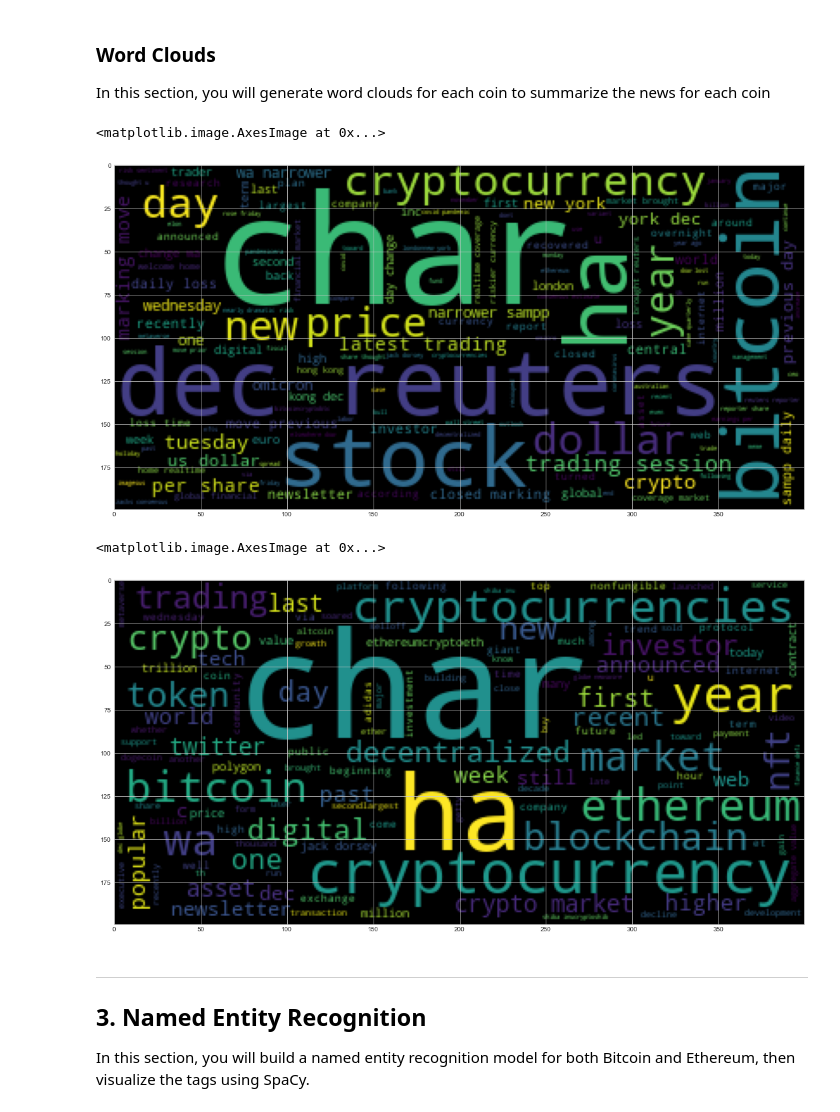
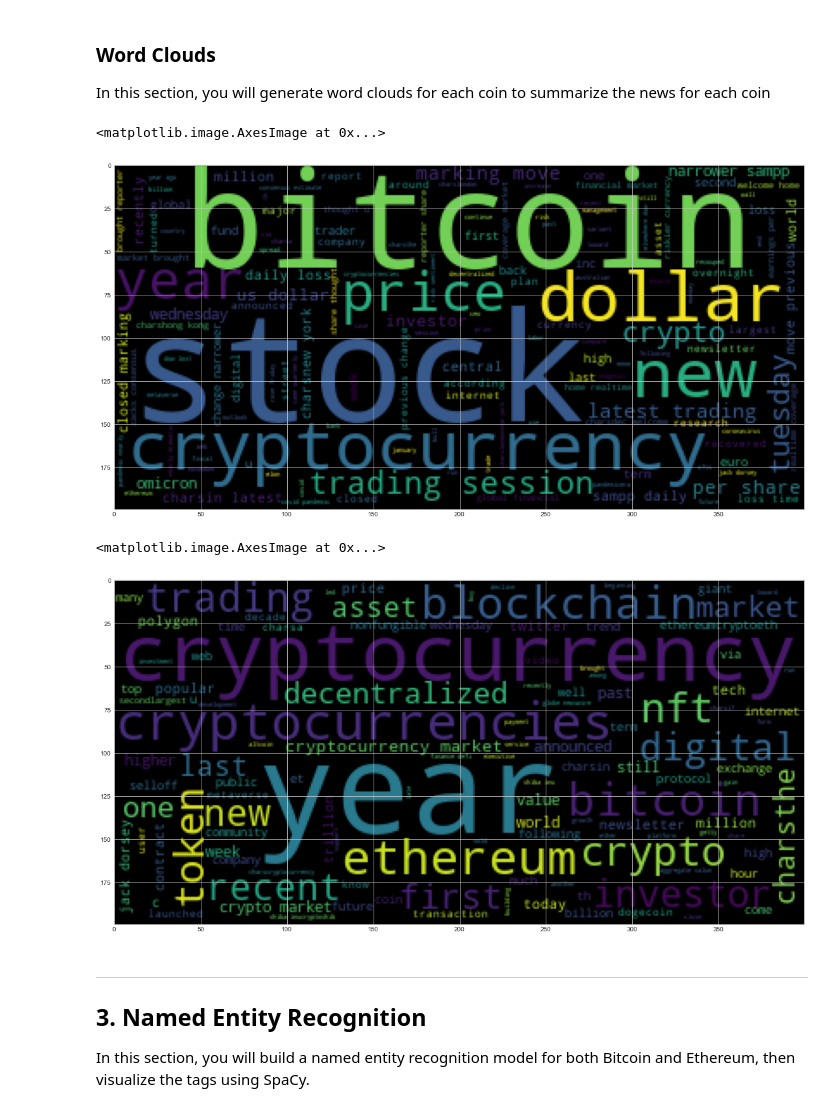
Before and after one commit to bradkaley/Crypto_Sentiment_Analysis, a Jupyter notebook: crypto_sentiment.ipynb, the cells around one changed output. Cells and saved outputs as stored; diff of their text form; code cells hidden in the pictures.

```diff
--- a/crypto_sentiment.ipynb
+++ b/crypto_sentiment.ipynb
@@ -219,6 +215,20 @@ lemmatizer = WordNetLemmatizer()
 sw = set(stopwords.words('english'))
 
 # Add stopwords to the default list
-sw_addon = {"Reuters", "Getty Images", "Getty", "AP"}
+sw_addon = {
+    "Reuters",
+    "reuters",
+    "Getty Images",
+    "Getty",
+    "AP",
+    "Dec",
+    "Nov",
+    "char",
+    "ha",
+    "day",
+    "dec",
+    "wa",
+    "charswhat"
+}
 print(sw.union(sw_addon))
 # %% [output]
@@ -239,10 +249,9 @@ def tokenizer(text):
     lem = [lemmatizer.lemmatize(word) for word in words]
 
     # Convert the words to lowercase
-    #output = [word.lower() for word in lem if word.lower() not in sw]
     lower = [word.lower() for word in lem]
 
     # Remove the stop words
-    tokens = [word for word in lower if word not in sw]
+    tokens = [word for word in lower if word not in sw.union(sw_addon)]
 
-    return ' '.join(tokens)
+    return tokens
@@ -266,0 +258,4 @@ eth_tokenized = tokenizer(eth_big_string)
+# %%
+# Tokenize the Bitcoin articles and save them in a new column of the dataframe
+btc_sentiments_df["tokens"] = btc_sentiments_df.text.apply(tokenizer)
+btc_sentiments_df.head()
@@ -334,19 +365,27 @@ plt.style.use('seaborn-whitegrid')
 import matplotlib as mpl
 mpl.rcParams['figure.figsize'] = [20.0, 10.0]
 # %%
+# Create a string of all tokens for Bitcoin
+btc_tokenized = tokenizer(btc_sentiments_df["text"].str.cat())
+btc_tokenized_str = ' '.join(btc_tokenized)
+
 # Generate the Bitcoin word cloud
-btc_wc = WordCloud().generate(btc_tokenized)
+btc_wc = WordCloud().generate(btc_tokenized_str)
 plt.imshow(btc_wc)
 # %% [output]
 <matplotlib.image.AxesImage at 0x...>
-[figure, old version]
+[figure, new version]
 # %%
+# Create a string of all tokens for Ethereum
+eth_tokenized = tokenizer(eth_sentiments_df["text"].str.cat())
+eth_tokenized_str = ' '.join(eth_tokenized)
+
 # Generate the Ethereum word cloud
-eth_wc = WordCloud().generate(eth_tokenized)
+eth_wc = WordCloud().generate(eth_tokenized_str)
 plt.imshow(eth_wc)
 # %% [output]
 <matplotlib.image.AxesImage at 0x...>
-[figure, old version]
+[figure, new version]
 # %% [markdown]
 ---
 ## 3. Named Entity Recognition
```
Also changed, not shown: parts of 30 cells of this notebook.
